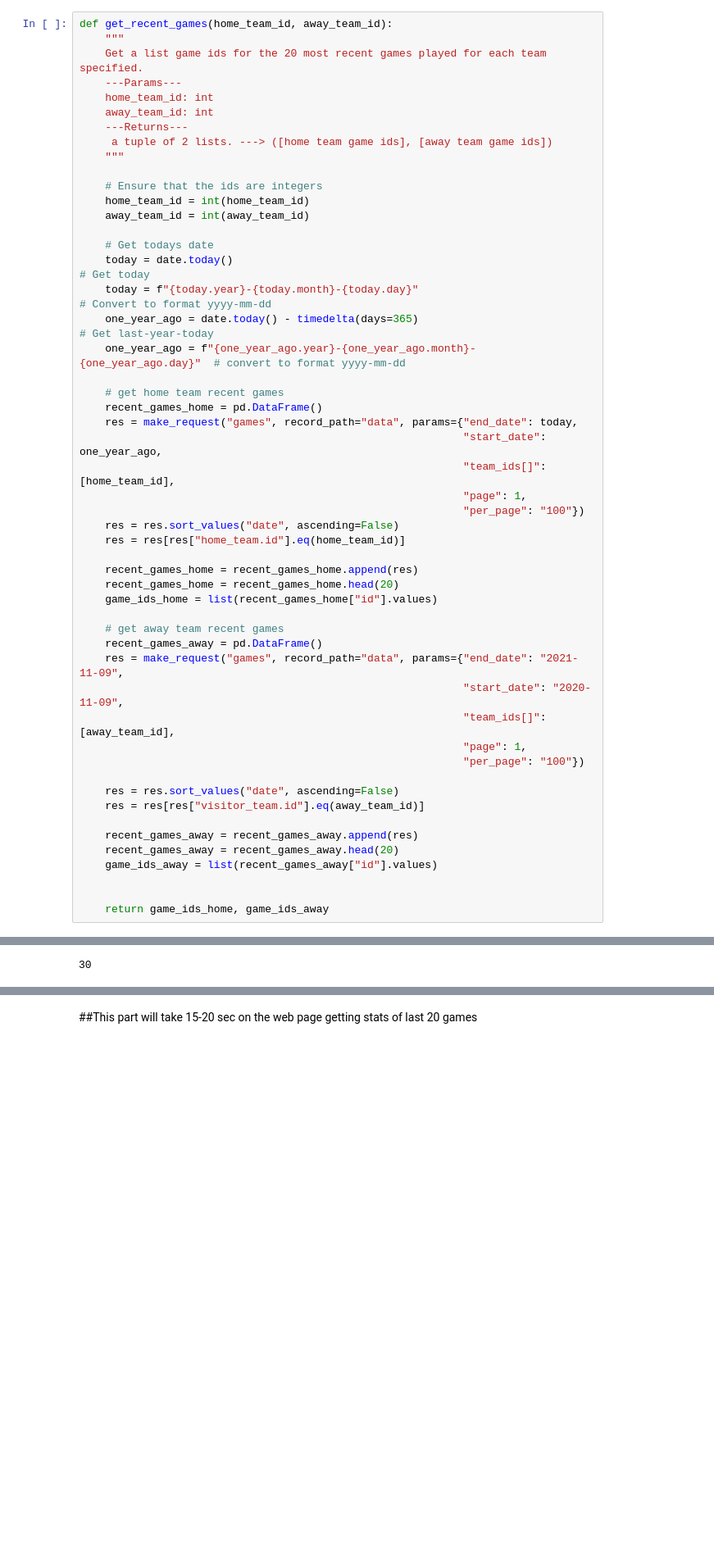
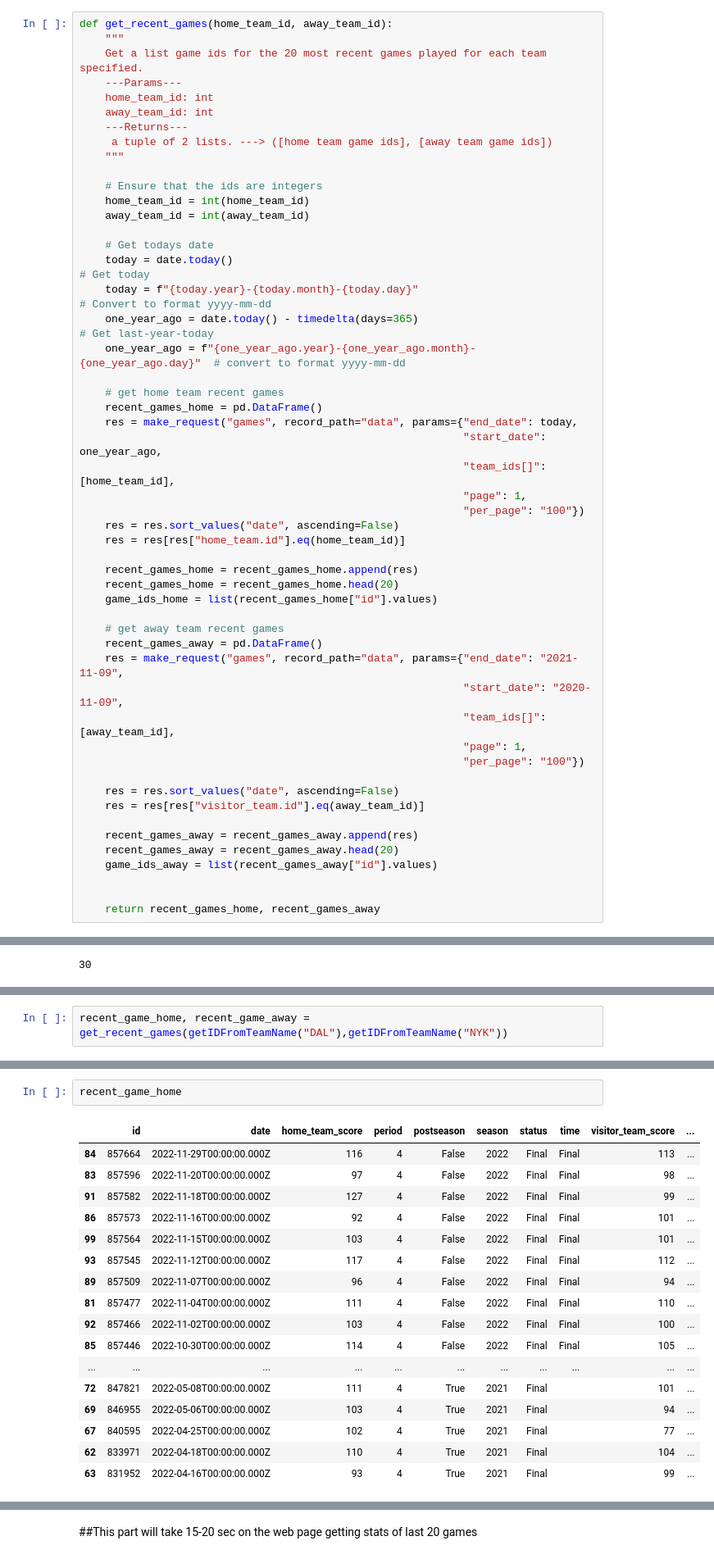
Before and after one commit to Chandramani05/NBA-Games-Data-Analysis-and-Match-Prediction, a Jupyter notebook: Predicting_NBA_Results.ipynb, the cells around one changed output, grey strips where cells are left out. Shown: that part at 82% size. Drawn from its saved outputs; the diff is of its cells as text; blank space fills up the shorter version.

```diff
--- a/Predicting_NBA_Results.ipynb
+++ b/Predicting_NBA_Results.ipynb
@@ -93,7 +96,7 @@ def get_recent_games(home_team_id, away_team_id):
     game_ids_away = list(recent_games_away["id"].values)
 
 
-    return game_ids_home, game_ids_away
+    return recent_games_home, recent_games_away
 # %%
 def clean_stats(df):
     # drop columns with superfluous information
@@ -380,0 +323,2 @@ game_ids_away
+# %%
+recent_game_home, recent_game_away = get_recent_games(getIDFromTeamName("DAL"),getIDFromTeamName("NYK"))
@@ -380,0 +328,20 @@ game_ids_away
+# %%
+recent_game_home
+# %% [output]
+|  | id | date | home_team_score | period | postseason | season | status | time | visitor_team_score | ... |
+| 84 | 857664 | 2022-11-29T00:00:00.000Z | 116 | 4 | False | 2022 | Final | Final | 113 | ... |
+| 83 | 857596 | 2022-11-20T00:00:00.000Z | 97 | 4 | False | 2022 | Final | Final | 98 | ... |
+| 91 | 857582 | 2022-11-18T00:00:00.000Z | 127 | 4 | False | 2022 | Final | Final | 99 | ... |
+| 86 | 857573 | 2022-11-16T00:00:00.000Z | 92 | 4 | False | 2022 | Final | Final | 101 | ... |
+| 99 | 857564 | 2022-11-15T00:00:00.000Z | 103 | 4 | False | 2022 | Final | Final | 101 | ... |
+| 93 | 857545 | 2022-11-12T00:00:00.000Z | 117 | 4 | False | 2022 | Final | Final | 112 | ... |
+| 89 | 857509 | 2022-11-07T00:00:00.000Z | 96 | 4 | False | 2022 | Final | Final | 94 | ... |
+| 81 | 857477 | 2022-11-04T00:00:00.000Z | 111 | 4 | False | 2022 | Final | Final | 110 | ... |
+| 92 | 857466 | 2022-11-02T00:00:00.000Z | 103 | 4 | False | 2022 | Final | Final | 100 | ... |
+| 85 | 857446 | 2022-10-30T00:00:00.000Z | 114 | 4 | False | 2022 | Final | Final | 105 | ... |
+| ... | ... | ... | ... | ... | ... | ... | ... | ... | ... | ... |
+| 72 | 847821 | 2022-05-08T00:00:00.000Z | 111 | 4 | True | 2021 | Final |  | 101 | ... |
+| 69 | 846955 | 2022-05-06T00:00:00.000Z | 103 | 4 | True | 2021 | Final |  | 94 | ... |
+| 67 | 840595 | 2022-04-25T00:00:00.000Z | 102 | 4 | True | 2021 | Final |  | 77 | ... |
+| 62 | 833971 | 2022-04-18T00:00:00.000Z | 110 | 4 | True | 2021 | Final |  | 104 | ... |
+| 63 | 831952 | 2022-04-16T00:00:00.000Z | 93 | 4 | True | 2021 | Final |  | 99 | ... |
```
Also changed, not shown: parts of 17 cells of this notebook.
